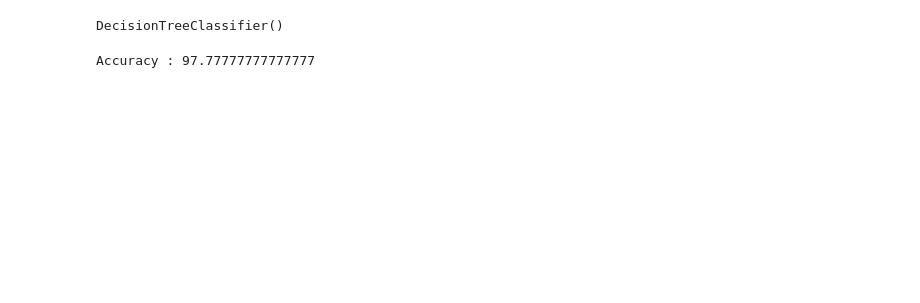
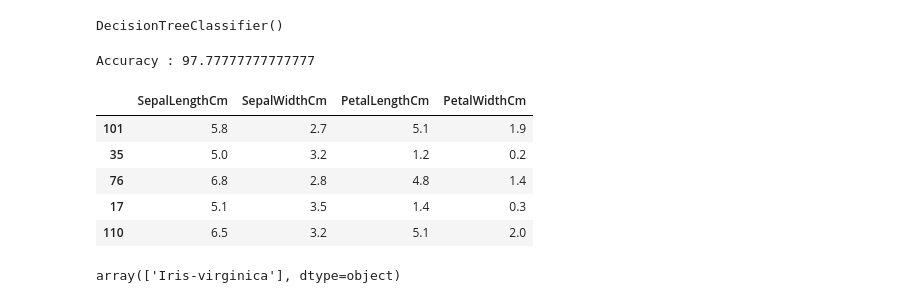
Before and after one commit to celia-chaouchi/Iris-dataset-, a Jupyter notebook: Untitled.ipynb, the cells around one changed output. Drawn from its saved outputs; the diff is of its cells as text; code cells hidden in the pictures; blank space fills up the shorter version.

```diff
--- a/Untitled.ipynb
+++ b/Untitled.ipynb
@@ -162,4 +162,4 @@ le = LabelEncoder()
 # %%
 #convertir le string en numétique
-df['Species'] = le.fit_transform(df['Species'])
-df.head()
+#df['Species'] = le.fit_transform(df['Species'])
+#df.head()
@@ -216,0 +215,9 @@ Accuracy : 97.77777777777777
+# %%
+x_test.head()
+# %% [output]
+|  | SepalLengthCm | SepalWidthCm | PetalLengthCm | PetalWidthCm |
+| 101 | 5.8 | 2.7 | 5.1 | 1.9 |
+| 35 | 5.0 | 3.2 | 1.2 | 0.2 |
+| 76 | 6.8 | 2.8 | 4.8 | 1.4 |
+| 17 | 5.1 | 3.5 | 1.4 | 0.3 |
+| 110 | 6.5 | 3.2 | 5.1 | 2.0 |
@@ -216,0 +226,4 @@ Accuracy : 97.77777777777777
+# %%
+load_model.predict([[7.2,3.6,6.1,2.5]])
+# %% [output]
+array(['Iris-virginica'], dtype=object)
```
Also changed, not shown: parts of 5 cells of this notebook, 1 other file.
